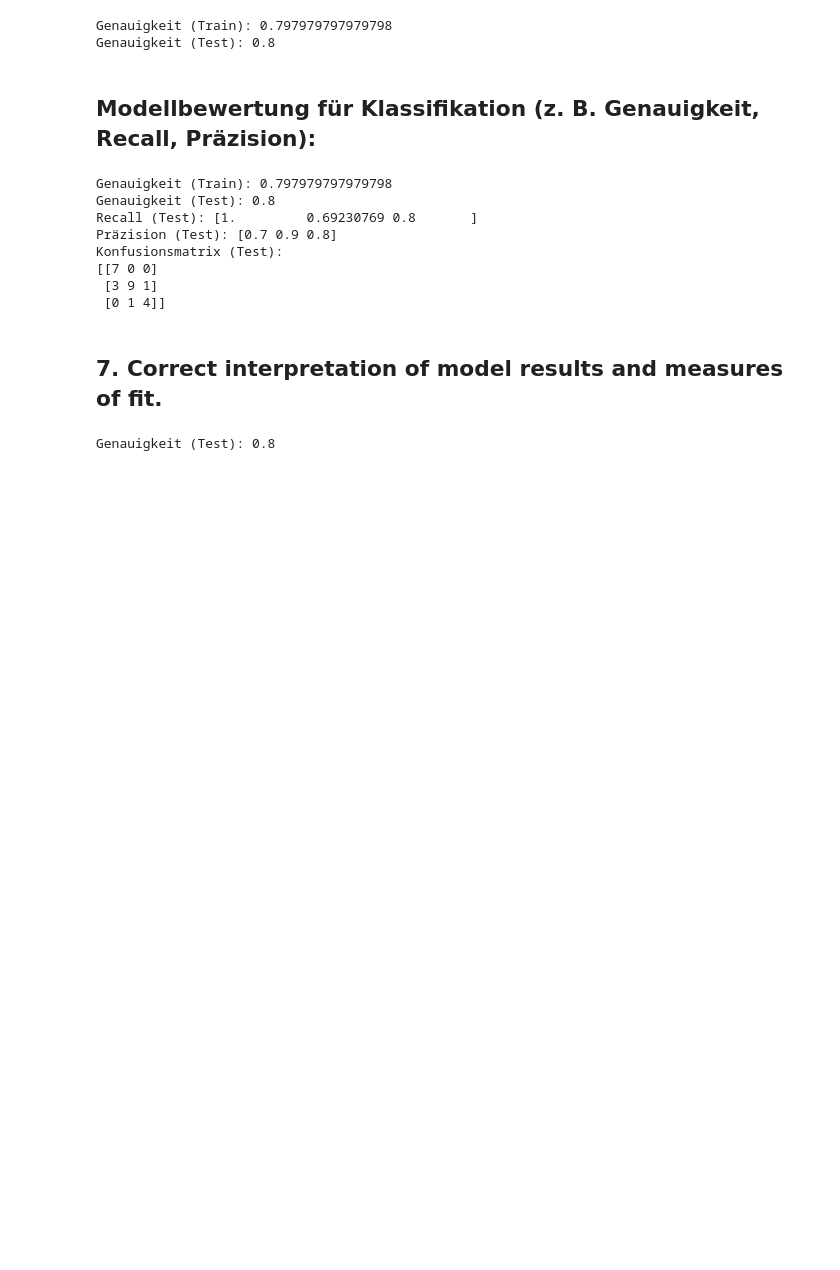
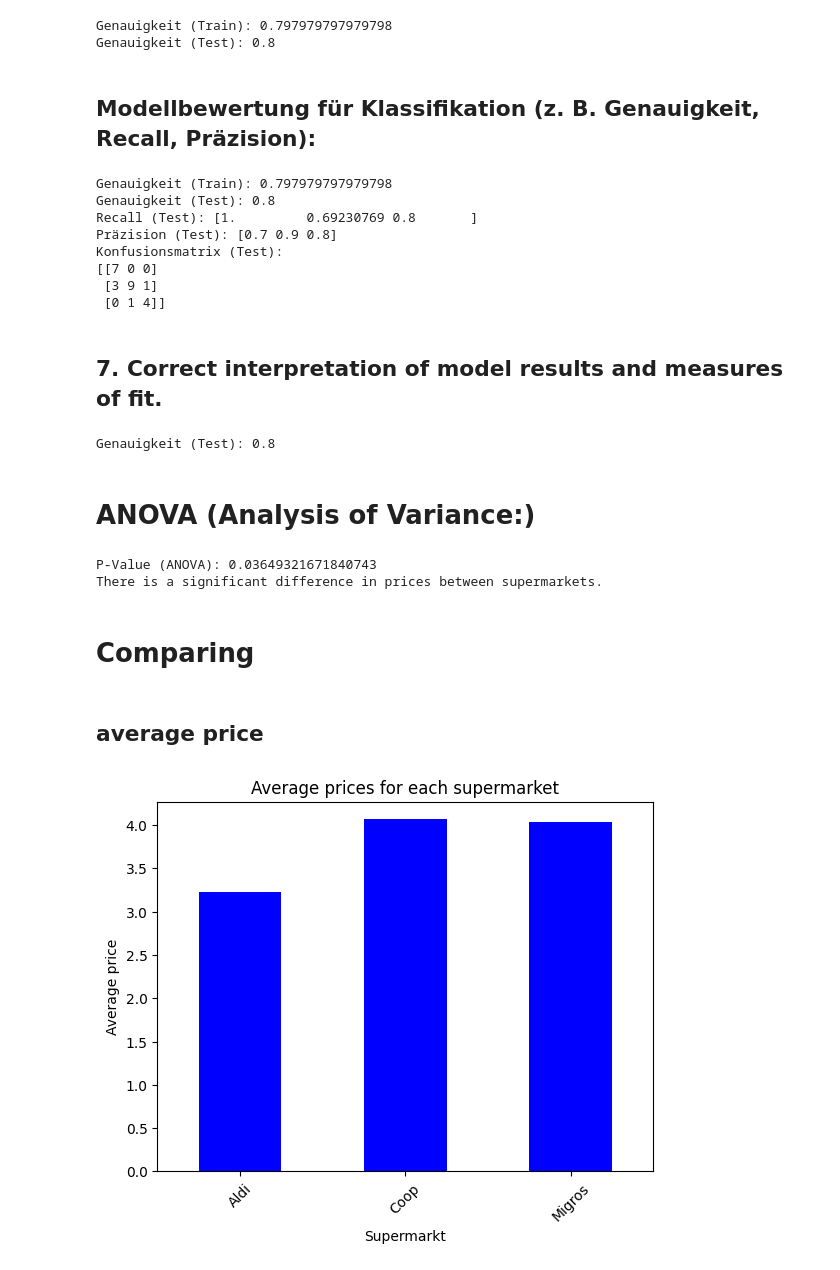
Before and after one commit to husicabe/groceries, a Jupyter notebook: EDA/EDA_Butter.ipynb, the cells around one changed output. Saved outputs shown, nothing was run; the diff lists cells and outputs as text; code cells hidden in the pictures; blank space fills up the shorter version.

```diff
--- a/EDA/EDA_Butter.ipynb
+++ b/EDA/EDA_Butter.ipynb
@@ -457,3 +381,43 @@ accuracy_test = accuracy_score(y_test, y_test_pred)
 print(f"Genauigkeit (Test): {accuracy_test}")
 # %% [output]
 Genauigkeit (Test): 0.8
+# %% [markdown]
+# ANOVA (Analysis of Variance:)
+# %%
+from scipy.stats import f_oneway
+
+anova_result = f_oneway(*[group['price_per_100g']for name, group in df.groupby('Supermarkt')])
+
+p_value_anova = anova_result.pvalue
+
+print(f"P-Value (ANOVA): {p_value_anova}")
+
+if p_value_anova < 0.05:
+    print("There is a significant difference in prices between supermarkets.")
+else:
+    print("There is no significant difference in prices between supermarkets.")
+# %% [output]
+P-Value (ANOVA): 0.03649321671840743
+There is a significant difference in prices between supermarkets.
+# %% [markdown]
+# Comparing
+# %% [markdown]
+## average price
+# %%
+# Query the SQL-table for butter_table (all records)
+query = "SELECT * FROM butter_table"
+df_all = pd.read_sql_query(query, conn)
+
+df_all['price_raw'] = pd.to_numeric(df_all['price_raw'], errors='coerce')
+df_all['Supermarkt'] = df_all['Supermarkt'].astype(str)
+
+average_prices = df_all.groupby('Supermarkt')['price_raw'].mean()
+
+average_prices.plot(kind='bar', color='blue')
+plt.xlabel('Supermarkt')
+plt.ylabel('Average price')
+plt.title('Average prices for each supermarket')
+plt.xticks(rotation=45)
+plt.show()
+# %% [output]
+[figure, added]
```
Also changed, not shown: parts of 13 cells of this notebook, 13 other files.
